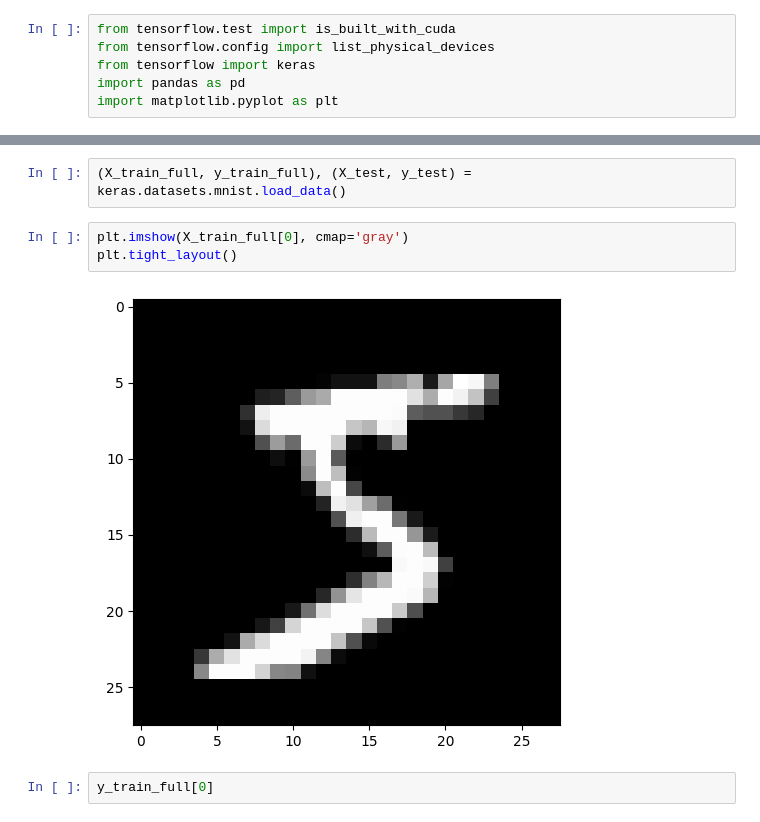
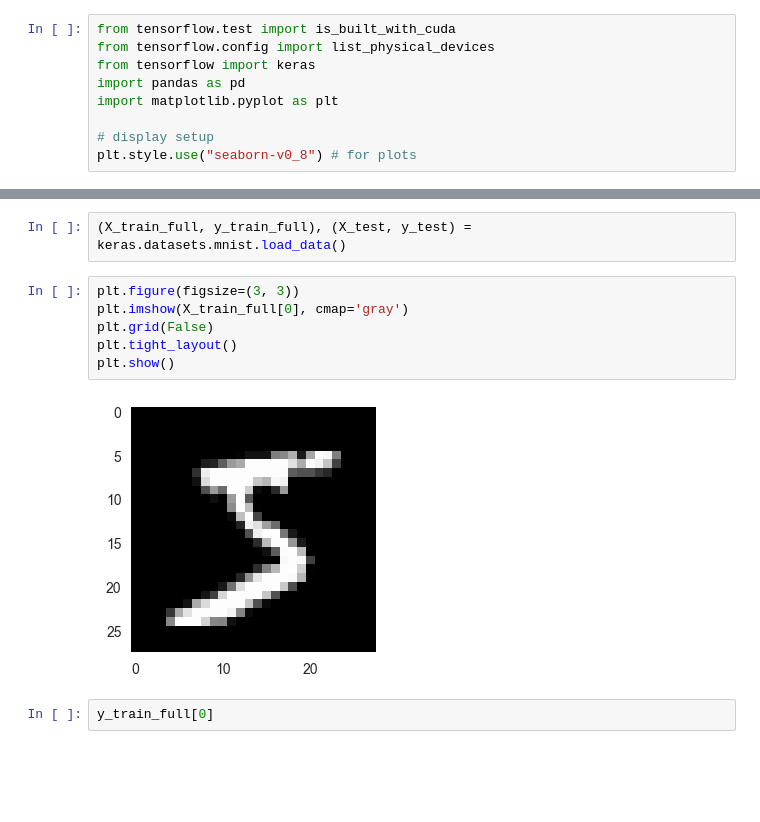
Before and after one commit to adiy55/Final-Project, a Jupyter notebook: MNIST.ipynb, the cells around one changed output, grey strips where cells are left out. Drawn from its saved outputs; the diff is of its cells as text; blank space fills up the shorter version.

```diff
--- a/MNIST.ipynb
+++ b/MNIST.ipynb
@@ -4,6 +4,9 @@ from tensorflow.config import list_physical_devices
 from tensorflow import keras
 import pandas as pd
 import matplotlib.pyplot as plt
+
+# display setup
+plt.style.use("seaborn-v0_8") # for plots
 # %%
 print(is_built_with_cuda())
 print(f"GPUs Available: {list_physical_devices('GPU')}")
@@ -13,10 +16,13 @@ GPUs Available: [PhysicalDevice(name='/physical_device:GPU:0', device_type='GPU'
 # %%
 (X_train_full, y_train_full), (X_test, y_test) = keras.datasets.mnist.load_data()
 # %%
+plt.figure(figsize=(3, 3))
 plt.imshow(X_train_full[0], cmap='gray')
+plt.grid(False)
 plt.tight_layout()
+plt.show()
 # %% [output]
-[figure, old version]
+[figure, new version]
 # %%
 y_train_full[0]
 # %% [output]
```
Also changed, not shown: parts of 3 cells of this notebook.
